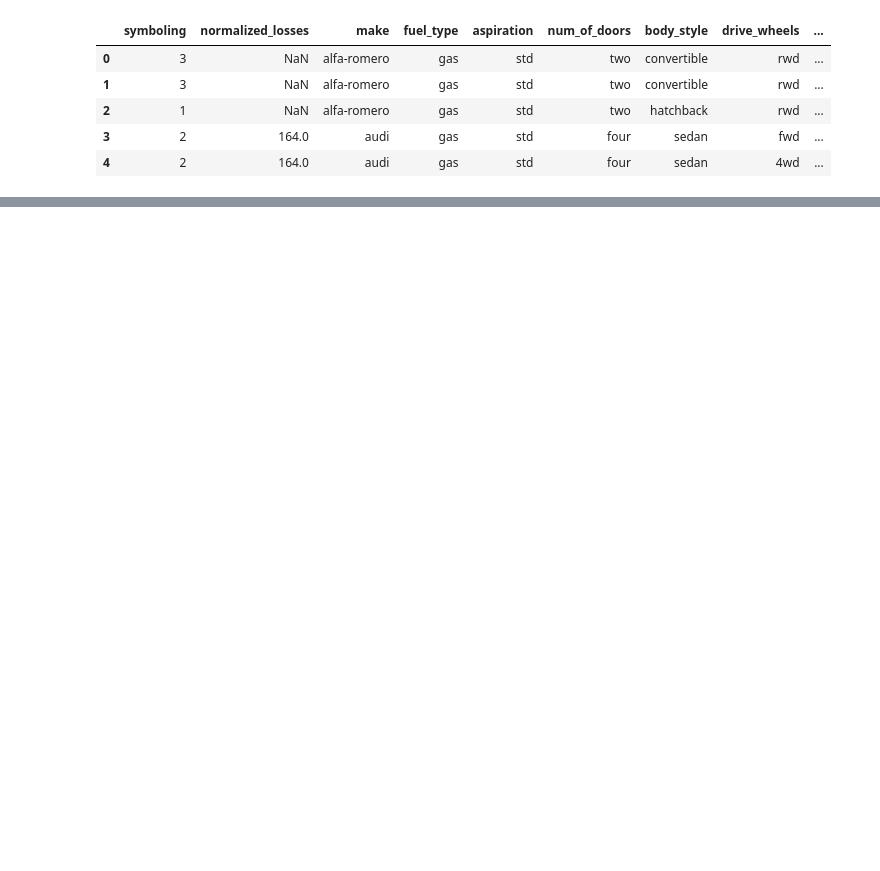
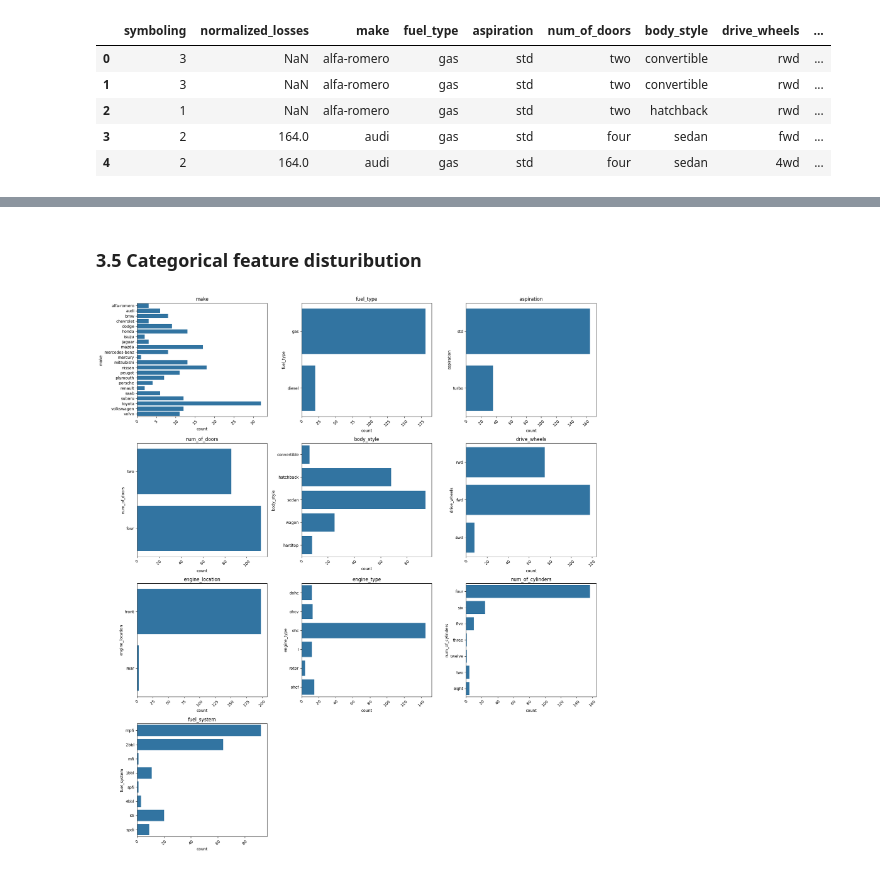
Before and after one commit to yashwant2002/Automobile_price_prediction_ML, a Jupyter notebook: notebook/Automobile_Price_Prediction.ipynb, the cells around one changed output, grey strips where cells are left out. Cells and saved outputs as stored; diff of their text form; code cells hidden in the pictures; blank space fills up the shorter version.

```diff
--- a/notebook/Automobile_Price_Prediction.ipynb
+++ b/notebook/Automobile_Price_Prediction.ipynb
@@ -65,0 +183,3 @@ df.head()
+# %%
+categorical_col = df.select_dtypes(include="object").columns
+categorical_col
@@ -65,0 +226,21 @@ df.head()
+# %% [markdown]
+### 3.5 Categorical feature disturibution
+# %%
+import math
+
+n_cols = 3
+n_rows = math.ceil(len(categorical_col) / n_cols)
+
+plt.figure(figsize=(18, 5 * n_rows))
+
+for i, col in enumerate(categorical_col, 1):
+    plt.subplot(n_rows, n_cols, i)
+    sns.countplot(data=df, y=col,)
+    plt.title(col)
+    plt.xticks(rotation=45)
+
+plt.savefig("../images/eda_plots/categorical_feature.png")
+plt.tight_layout()
+plt.show()
+# %% [output]
+[figure, added]
```
Also changed, not shown: parts of 36 cells of this notebook, 8 other files.
